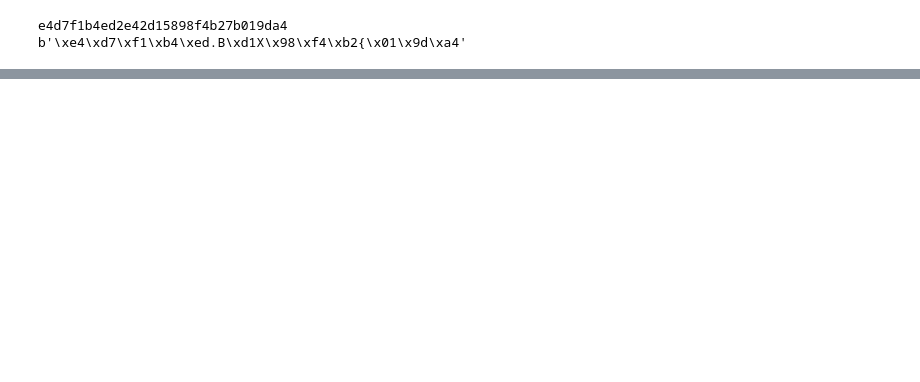
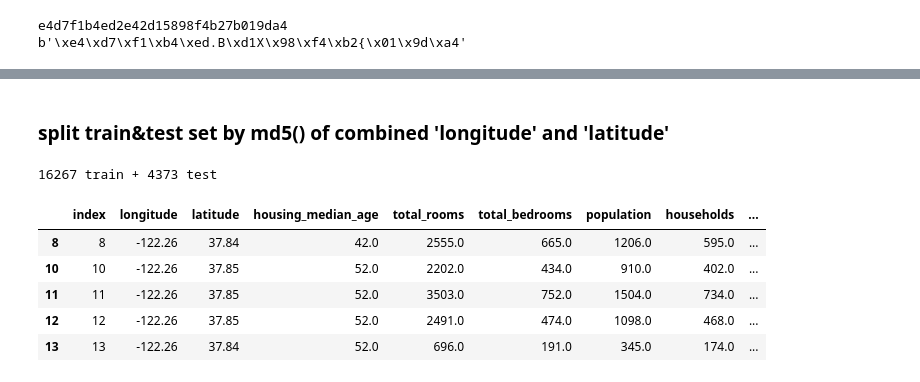
Before and after one commit to CarlyleMan/learning-tf2, a Jupyter notebook: ch2.ipynb, the cells around one changed output, grey strips where cells are left out. Saved outputs shown, nothing was run; the diff lists cells and outputs as text; code cells hidden in the pictures; blank space fills up the shorter version.

```diff
--- a/ch2.ipynb
+++ b/ch2.ipynb
@@ -166,0 +190,15 @@ train_set, test_set = split_train_test_set_by_id(housing_with_index, 0.2)
+# %% [markdown]
+### split train&test set by md5() of combined 'longitude' and 'latitude'
+# %%
+housing_with_index['combined'] = 1000 * housing_with_index['longitude'] + housing_with_index['latitude']
+train_set, test_set = split_train_test_set_by_id(housing_with_index, 0.2, "combined")
+print(len(train_set), "train +", len(test_set), "test")
+test_set.head()
+# %% [output]
+16267 train + 4373 test
+|  | index | longitude | latitude | housing_median_age | total_rooms | total_bedrooms | population | households | ... |
+| 8 | 8 | -122.26 | 37.84 | 42.0 | 2555.0 | 665.0 | 1206.0 | 595.0 | ... |
+| 10 | 10 | -122.26 | 37.85 | 52.0 | 2202.0 | 434.0 | 910.0 | 402.0 | ... |
+| 11 | 11 | -122.26 | 37.85 | 52.0 | 3503.0 | 752.0 | 1504.0 | 734.0 | ... |
+| 12 | 12 | -122.26 | 37.85 | 52.0 | 2491.0 | 474.0 | 1098.0 | 468.0 | ... |
+| 13 | 13 | -122.26 | 37.84 | 52.0 | 696.0 | 191.0 | 345.0 | 174.0 | ... |
```
Also changed, not shown: parts of 6 cells of this notebook.
